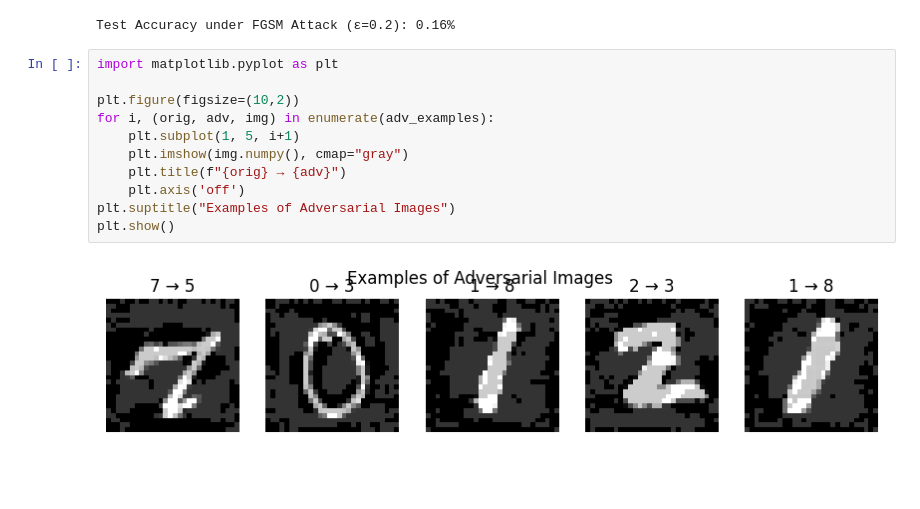
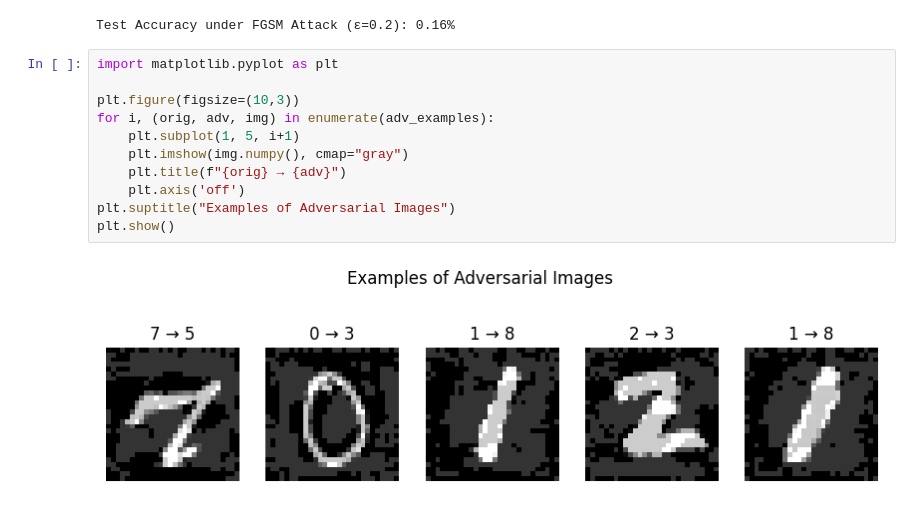
Before and after one commit to Ema-reds/ai-adversarial-attacks-mnist, a Jupyter notebook: main.ipynb, the cells around one changed output. Drawn from its saved outputs; the diff is of its cells as text; blank space fills up the shorter version.

```diff
--- a/main.ipynb
+++ b/main.ipynb
@@ -225,13 +225,13 @@ Test Accuracy under FGSM Attack (ε=0.2): 0.16%
 # %%
 import matplotlib.pyplot as plt
 
-plt.figure(figsize=(10,2))
+plt.figure(figsize=(10,3))
 for i, (orig, adv, img) in enumerate(adv_examples):
     plt.subplot(1, 5, i+1)
     plt.imshow(img.numpy(), cmap="gray")
     plt.title(f"{orig} → {adv}")
     plt.axis('off')
 plt.suptitle("Examples of Adversarial Images")
 plt.show()
 # %% [output]
-[figure, old version]
+[figure, new version]
```
